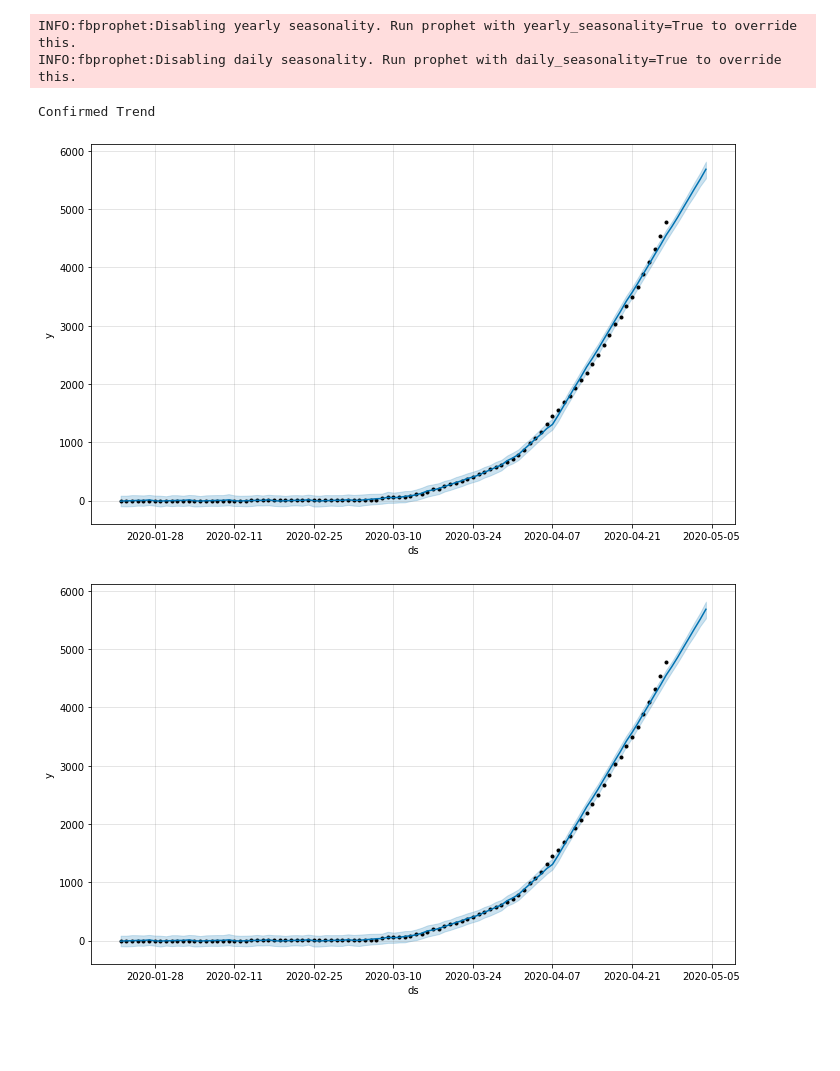
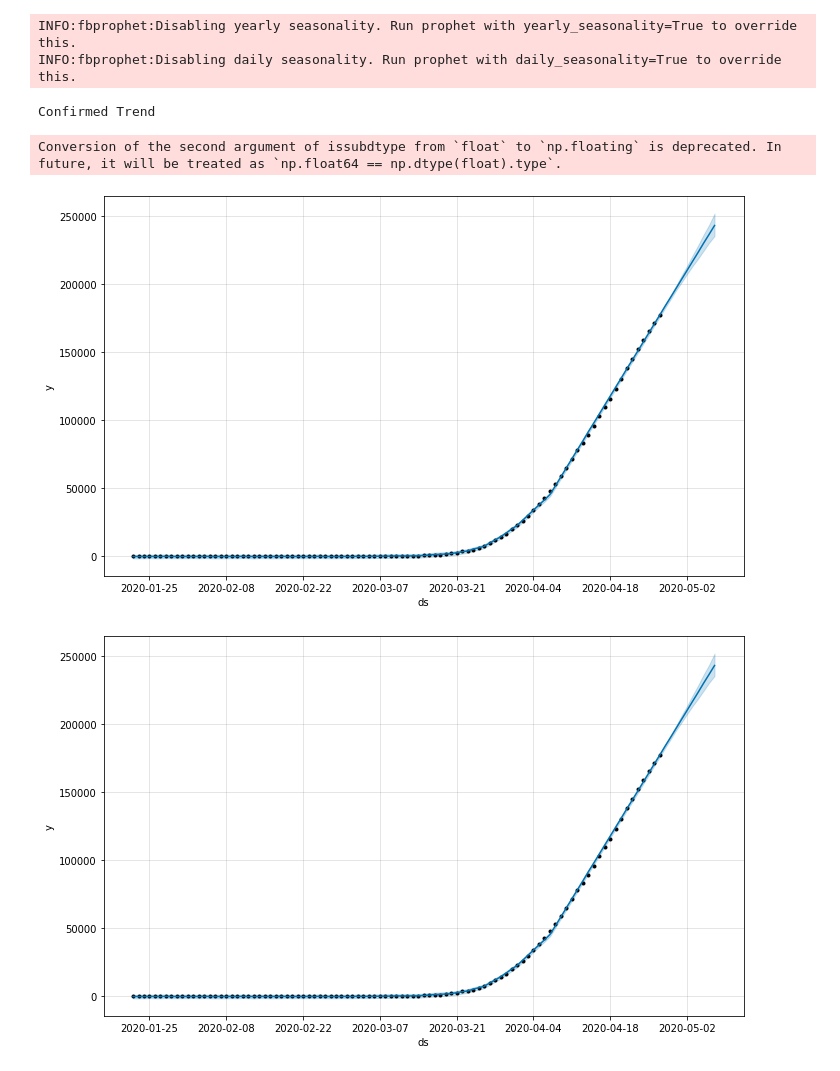
Before and after one commit to mohapard/Forecasting-Covid-19, a Jupyter notebook: Forecasting Egypt-Covid19.ipynb, the cells around one changed output. Drawn from its saved outputs; the diff is of its cells as text; code cells hidden in the pictures; blank space fills up the shorter version.

```diff
--- a/Forecasting Egypt-Covid19.ipynb
+++ b/Forecasting Egypt-Covid19.ipynb
@@ -56,10 +54,17 @@ df_confirmed = preprocessdf(df_confirmed)
 df_death = preprocessdf(df_death)
 df_recovered = preprocessdf(df_recovered)
 # %%
-#SELECT SPECIFIC COUNTRY
-confirmed = df_confirmed.query('Country=="Egypt"').groupby('Date').sum()['Confirmed'].reset_index()
-recovered = df_recovered.query('Country=="Egypt"').groupby('Date').sum()['Confirmed'].reset_index()
-death = df_death.query('Country=="Egypt"').groupby('Date').sum()['Confirmed'].reset_index()
+#SELECT SPECIFIC COUNTRY OR LEAVE EMPTY FOR GLOBAL
+mea = ["Egypt","Saudi Arabia","Pakistan","United Arab Emirates","Qatar", "Morocco","Nigeria", "Turkey", "Yemen" ,"Zimbabwe"]
+s=""
+for country in mea:
+    s+= 'Country=="'+country +'" or '
+s = s[:-3]
+
+
+confirmed = df_confirmed.query(s).groupby('Date').sum()['Confirmed'].reset_index()
+recovered = df_recovered.query(s).groupby('Date').sum()['Confirmed'].reset_index()
+death = df_death.query(s).groupby('Date').sum()['Confirmed'].reset_index()
 confirmed.head()
 confirmed.tail()
 # %% [output]
@@ -83,15 +88,16 @@ def Forecast_Infection(dta,time,m):
 # %%
 #predicting the future with date, and upper and lower limit of y value
 m = Prophet(interval_width=0.95)
 print("Confirmed Trend")
-m,forecast_confirmed = Forecast_Infection(confirmed,7,m)
+m,forecast_confirmed = Forecast_Infection(confirmed,10,m)
 m.plot(forecast_confirmed)
 # %% [output]
 INFO:fbprophet:Disabling yearly seasonality. Run prophet with yearly_seasonality=True to override this.
 INFO:fbprophet:Disabling daily seasonality. Run prophet with daily_seasonality=True to override this.
 Confirmed Trend
+Conversion of the second argument of issubdtype from `float` to `np.floating` is deprecated. In future, it will be treated as `np.float64 == np.dtype(float).type`.
-[figure, old version]
+[figure, new version]
-[figure, old version]
+[figure, new version]
 # %%
 print("Death Trend")
 m = Prophet(interval_width=0.95)
```
Also changed, not shown: parts of 6 cells of this notebook.
